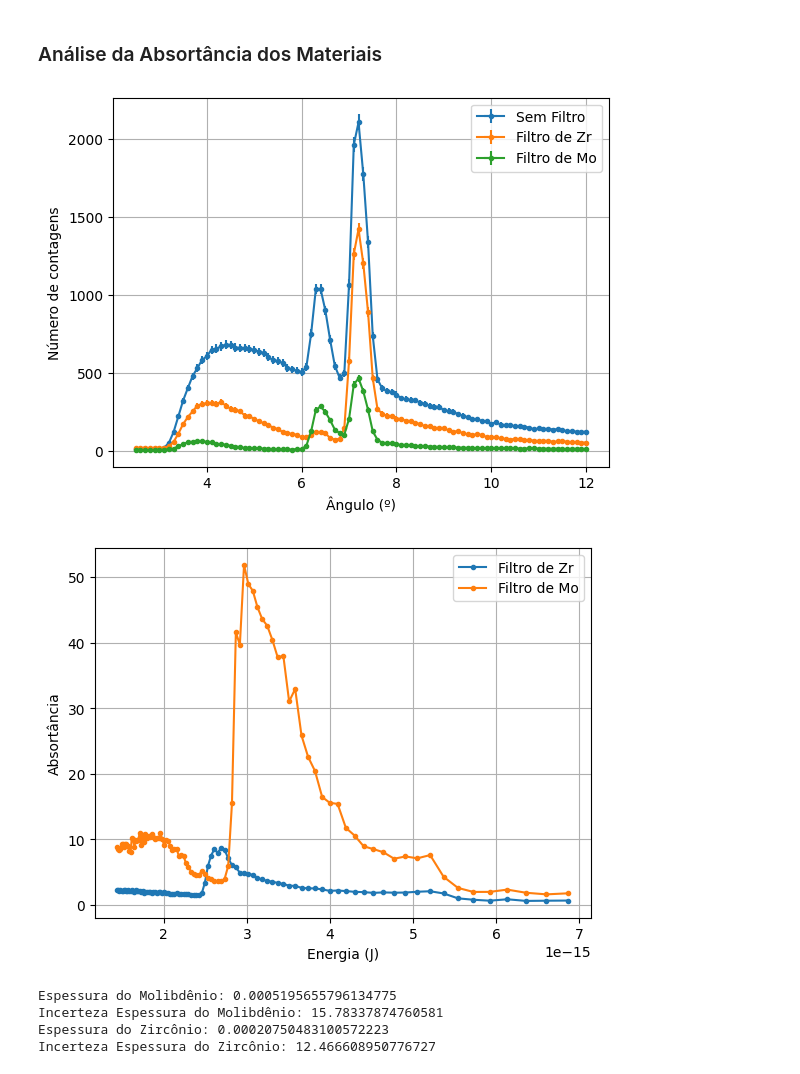
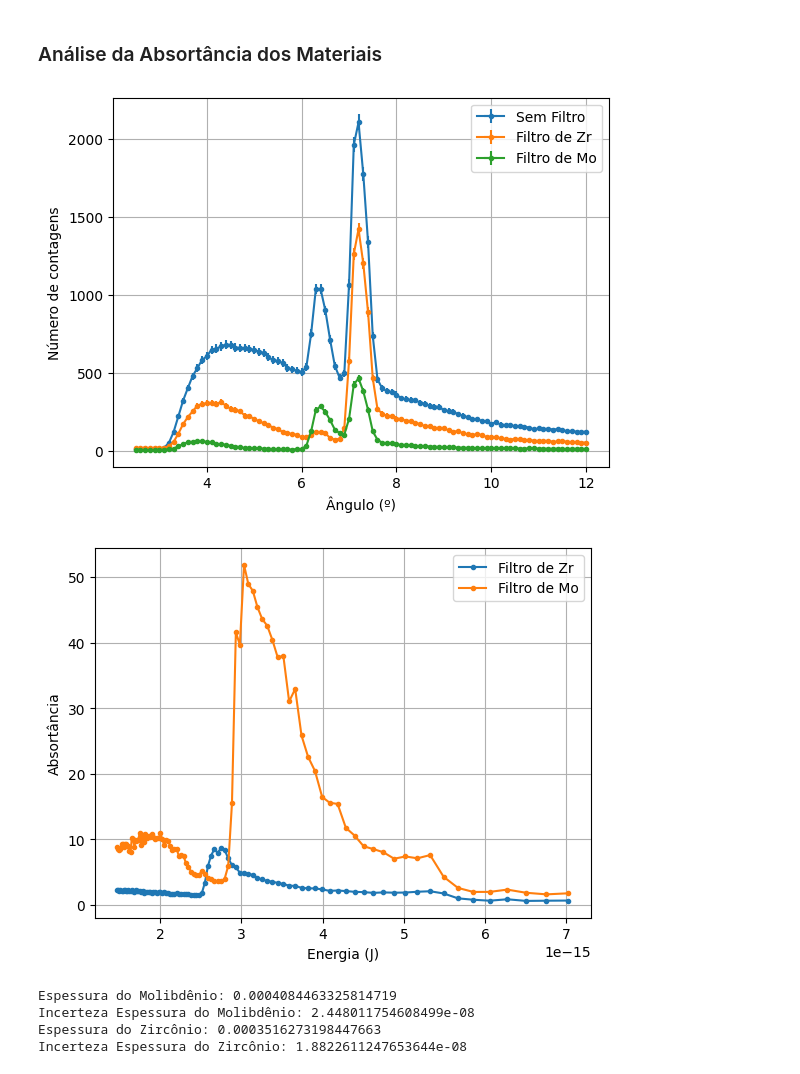
Before and after one commit to DanielDCSS/LabGlither, a Jupyter notebook: OpenLabEX2 VD (1).ipynb, the cells around one changed output. Saved outputs shown, nothing was run; the diff lists cells and outputs as text; code cells hidden in the pictures.

```diff
--- a/OpenLabEX2 VD (1).ipynb
+++ b/OpenLabEX2 VD (1).ipynb
@@ -40,9 +57,9 @@ for i in range(10):
     ListaAbsHist = ListaAbsHist + [min(hs['B']) + LarguraBarra*i + LarguraBarra/2]
 
 
-poptHist, pcovHist = curve_fit(gaussB, ListaAbsHist, ListaOrdHist, bounds=([10, 930, 0], [60, 1000, 5000]), absolute_sigma=True) #a, b, N
+poptHist, pcovHist = curve_fit(gaussB, ListaAbsHist, ListaOrdHist, bounds=([10, 930, 0], [120, 2000, 10000]), absolute_sigma=True) #a, b, N
 
-rgBL2 = np.linspace(850, 1100, 100)
+rgBL2 = np.linspace(940, 1125, 100)
 
 
 plt.hist(hs['B'], bins=Nbins, color='c')
@@ -456,10 +600,12 @@ def AnaliseEnergias(cor, voltagem, graf):
     ListaOrdenadasPico1 = [] #lista das ordenadas dos pontos proximos ao pico 1
     ListaAbsPico1 = [] #lista das abissiças dos pontos proximos ao pico 1
     Npico1 = 0 #Posição (ou indice) das coordenadas do pico 1 nas lista selecANG e selecNF
+    TaxasMedidasPico1 = []
+
 
     ListaOrdenadasPico2 = [] #lista das ordenadas dos pontos proximos ao pico 2
     ListaAbsPico2 = [] #lista das abissiças dos pontos proximos ao pico 2
-
+    TaxasMedidasPico2 = []
 
     selecANGtiraPico1 = copy.deepcopy(selecANG)
     selecNFtiraPico1 = copy.deepcopy(selecNF)
@@ -504,39 +650,42 @@ def AnaliseEnergias(cor, voltagem, graf):
         ListaOrdenadasPico1 = ListaOrdenadasPico1 + [selecNFTiraB[Npico1-3+i]]
         ListaAbsPico1 = ListaAbsPico1 + [selecANG[Npico1-3+i]]
         del selecNFtiraBtiraPico1[Npico1-3]
+        TaxasMedidasPico1 = TaxasMedidasPico1 + [selecNF[Npico1-3+i]/(selecNF[Npico1-3+i]*TempoMorto + 1)]
 
 
     for i in range(7):
         ListaOrdenadasPico2 = ListaOrdenadasPico2 + [selecNFtiraBtiraPico1[Npico2-3+i]]
         ListaAbsPico2 = ListaAbsPico2 + [selecANGtiraPico1[Npico2-3+i]]
-
+        TaxasMedidasPico2 = TaxasMedidasPico2 + [selecNF[Npico2-3+i]/(selecNF[Npico2-3+i]*TempoMorto + 1)]
 
     ListaSigmaOrdPico1 = []
     ListaSigmaOrdPico2 = []
 
     for i in range(len(ListaOrdenadasPico1)):
-        TaxaMedidaPico1 = ListaOrdenadasPico1[i]/(ListaOrdenadasPico1[i]*TempoMorto + 1)
         if len(ListaOrdenadasPico2)-1 > i > 0:
             dF1dx = (ListaOrdenadasPico1[i+1] - ListaOrdenadasPico1[i-1])/0.2
         elif i == 0:
             dF1dx = (ListaOrdenadasPico1[1] - selecNFTiraB[Npico1-4])/0.2
         else:
             dF2dx = (selecNFTiraB[Npico1+4] - ListaOrdenadasPico1[i-1])/0.2
-        ListaSigmaOrdPico1 = ListaSigmaOrdPico1 + [((TaxaMedidaPico1**(1/2)/(TaxaMedidaPico1*TempoMorto-1)**2)**2 + (SigmaTMorto*TaxaMedidaPico1**2/(TempoMorto*TaxaMedidaPico1-1)**2)**2 + (dF1dx*0.005)**2)**(1/2)]
+        ListaSigmaOrdPico1 = ListaSigmaOrdPico1 + [((TaxasMedidasPico1[i]**(1/2)/(TaxasMedidasPico1[i]*TempoMorto-1)**2)**2 + (SigmaTMorto*TaxasMedidasPico1[i]**2/(TempoMorto*TaxasMedidasPico1[i]-1)**2)**2 + (dF1dx*0.005)**2)**(1/2)]
 
     for i in range(len(ListaOrdenadasPico2)):
-        TaxaMedidaPico2 = ListaOrdenadasPico2[i]/(ListaOrdenadasPico2[i]*TempoMorto + 1)
         if len(ListaOrdenadasPico2)-1 > i > 0:
             dF2dx = (ListaOrdenadasPico2[i+1] - ListaOrdenadasPico2[i-1])/0.2
         elif i == 0:
             dF2dx = (ListaOrdenadasPico2[1] - selecNFTiraB[Npico2-4])/0.2
         else:
             dF2dx = (selecNFTiraB[Npico2+4] - ListaOrdenadasPico2[i-1])/0.2
-        ListaSigmaOrdPico2 = ListaSigmaOrdPico2 + [((TaxaMedidaPico2**(1/2)/(TaxaMedidaPico2*TempoMorto-1)**2)**2 + (SigmaTMorto*TaxaMedidaPico2**2/(TempoMorto*TaxaMedidaPico2-1)**2)**2 + (dF2dx*0.005)**2)**(1/2)]
+        ListaSigmaOrdPico2 = ListaSigmaOrdPico2 + [((TaxasMedidasPico2[i]**(1/2)/(TaxasMedidasPico2[i]*TempoMorto-1)**2)**2 + (SigmaTMorto*TaxasMedidasPico2[i]**2/(TempoMorto*TaxasMedidasPico2[i]-1)**2)**2 + (dF2dx*0.005)**2)**(1/2)]
+
+
+
+
 
 
     poptKa, pcovKa = curve_fit(gauss, ListaAbsPico1, ListaOrdenadasPico1, bounds=([0, ListaAbsPico1[1], 0, 0], [10, ListaAbsPico1[5], 3000, 300]), sigma=ListaSigmaOrdPico1, absolute_sigma=True) #a, b, N, c
-    poptKb, pcovKb = curve_fit(gauss, ListaAbsPico2, ListaOrdenadasPico2, bounds=([0, ListaAbsPico2[1], 0, 0], [10, ListaAbsPico2[5], 3000, 300]), sigma=ListaSigmaOrdPico2, absolute_sigma=True)
+    poptKb, pcovKb = curve_fit(gauss, ListaAbsPico2, ListaOrdenadasPico2, bounds=([0, ListaAbsPico2[1], 0, 0], [10, ListaAbsPico2[5], 10000, 1000]), sigma=ListaSigmaOrdPico2, absolute_sigma=True)
     rgBL = np.linspace(ListaAbsPico1[0], ListaAbsPico1[6], num = 100)
     rgBL2 = np.linspace(ListaAbsPico2[0], ListaAbsPico2[6], num = 100)
 
@@ -563,5 +712,5 @@ def AnaliseEnergias(cor, voltagem, graf):
     print('Energia Ka:', EnergiaKa,'\nIncerteza Energia Ka:',SigmaEnergiaKa,'\nEnergia Kb:',EnergiaKb,'\nIncerteza Energia Kb:',SigmaEnergiaKb)
 
 
-for j in range(0, 3):
+for j in range(0, 4):
     AnaliseEnergias(cor=cores[j], voltagem=voltagens[j], graf=grafs[j])
@@ -626,41 +800,44 @@ SigmaListaMuZr = []
 SigmaListaMuMo = []
 
 energiasgraf = list(abs['I'])
+sigma_energiasgraf = list(abs['J'])
+
+
 selecEnergiasgraf = []
 ListaIndicesEnergias = []
 for i in range (len(energiasgraf)):
     for j in range(4):
-        if Energias[j]*1.6*10**(-13) < energiasgraf[i] <= Energias[j+1]*1.6*10**(-13):
-            ListaMuMo = ListaMuMo + [LigaGrafico(energiasgraf[i], Energias[j]*1.6*10**(-13), MuSobreRhoMo[j], Energias[j+1]*1.6*10**(-13), MuSobreRhoMo[j+1])]
-            ListaMuZr = ListaMuZr + [LigaGrafico(energiasgraf[i], Energias[j]*1.6*10**(-13), MuSobreRhoZr[j], Energias[j+1]*1.6*10**(-13), MuSobreRhoZr[j+1])]
+        if Energias[j]*1.602176634*10**(-13) < energiasgraf[i] <= Energias[j+1]*1.602176634*10**(-13):
+            ListaMuMo = ListaMuMo + [LigaGrafico(energiasgraf[i], Energias[j]*1.602176634*10**(-13), MuSobreRhoMo[j], Energias[j+1]*1.602176634*10**(-13), MuSobreRhoMo[j+1])]
+            ListaMuZr = ListaMuZr + [LigaGrafico(energiasgraf[i], Energias[j]*1.602176634*10**(-13), MuSobreRhoZr[j], Energias[j+1]*1.602176634*10**(-13), MuSobreRhoZr[j+1])]
             selecEnergiasgraf = selecEnergiasgraf + [energiasgraf[i]]
-            SigmaListaMuZr = SigmaListaMuZr + [np.abs(MuSobreRhoZr[j+1] - MuSobreRhoZr[j])]
-            SigmaListaMuMo = SigmaListaMuMo + [np.abs(MuSobreRhoMo[j+1] - MuSobreRhoMo[j])]
+            SigmaListaMuZr = SigmaListaMuZr + [np.abs(sigma_energiasgraf[i]*(MuSobreRhoZr[j+1] - MuSobreRhoZr[j])/(Energias[j+1]-Energias[j]))]
+            SigmaListaMuMo = SigmaListaMuMo + [np.abs(sigma_energiasgraf[i]*(MuSobreRhoMo[j+1] - MuSobreRhoMo[j])/(Energias[j+1]-Energias[j]))]
             ListaIndicesEnergias = ListaIndicesEnergias + [i]
 
 def fconst(x, a):
     return(a)
 def lambert_beer(mu, energia, elemento):
     if elemento == 'Mo':
         return np.log(abs.loc[abs['I'] == energia, 'L'].item())/(mu*(RhoMo)**2)
     elif elemento == 'Zr':
         return np.log(abs.loc[abs['I'] == energia, 'K'].item())/(mu*(RhoZr)**2)
 
 ListaXMo = []
 ListaXZr = []
 for i in range(len(ListaMuMo)):
     ListaXMo = ListaXMo + [lambert_beer(ListaMuMo[i], selecEnergiasgraf[i], 'Mo')]
 for i in range(len(ListaMuZr)):
     ListaXZr = ListaXZr + [lambert_beer(ListaMuZr[i], selecEnergiasgraf[i], 'Zr')]
 
 poptMo, pcovMo = curve_fit(fconst, ListaIndicesEnergias, ListaXMo, sigma=SigmaListaMuMo, absolute_sigma=True)
 poptZr, pcovZr = curve_fit(fconst, ListaIndicesEnergias, ListaXZr, sigma=SigmaListaMuZr, absolute_sigma=True)
 
 print(f'Espessura do Molibdênio: {poptMo[0]}\nIncerteza Espessura do Molibdênio: {pcovMo[0][0]}\nEspessura do Zircônio: {poptZr[0]}\nIncerteza Espessura do Zircônio: {pcovZr[0][0]}')
 # %% [output]
 [figure]
-[figure, old version]
+[figure, new version]
-Espessura do Molibdênio: 0.0005195655796134775
-Incerteza Espessura do Molibdênio: 15.78337874760581
-Espessura do Zircônio: 0.00020750483100572223
-Incerteza Espessura do Zircônio: 12.466608950776727
+Espessura do Molibdênio: 0.0004084463325814719
+Incerteza Espessura do Molibdênio: 2.448011754608499e-08
+Espessura do Zircônio: 0.0003516273198447663
+Incerteza Espessura do Zircônio: 1.8822611247653644e-08
```
Also changed, not shown: parts of 7 cells of this notebook.
